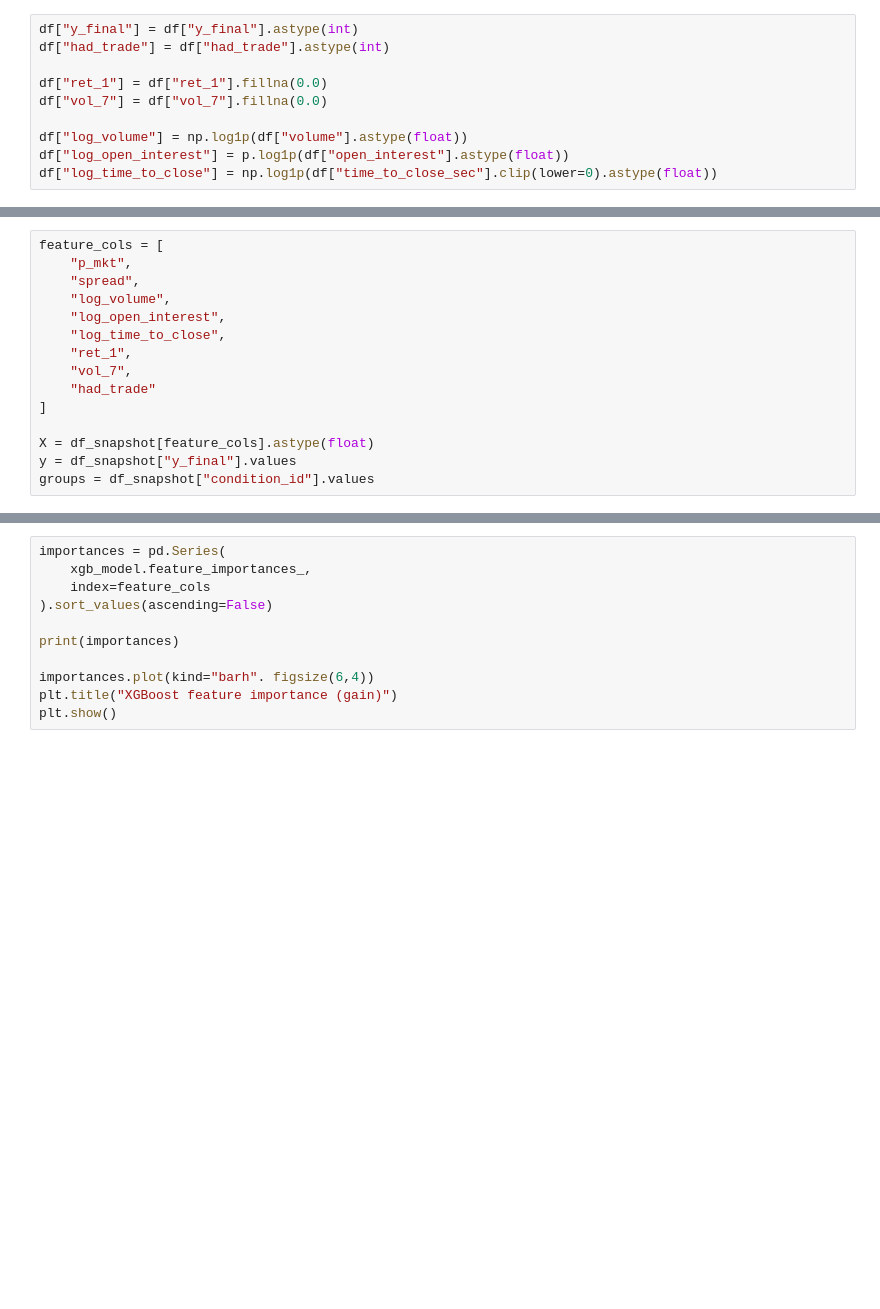
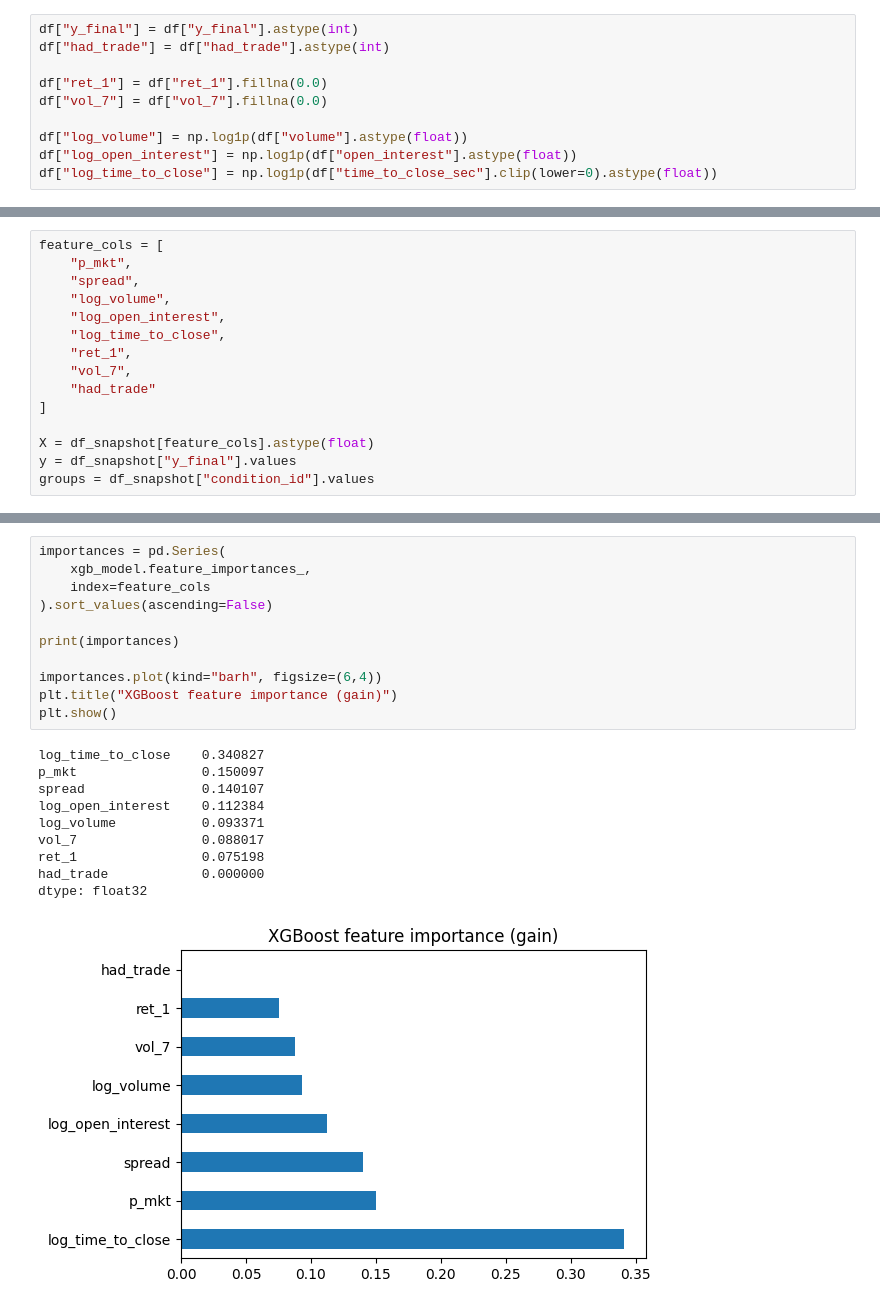
Before and after one commit to lucasnadeau/Prediction-Market-Forecaster, a Jupyter notebook: xgb_model.ipynb, the cells around one changed output, grey strips where cells are left out. Saved outputs shown, nothing was run; the diff lists cells and outputs as text; blank space fills up the shorter version.

```diff
--- a/xgb_model.ipynb
+++ b/xgb_model.ipynb
@@ -23,7 +26,7 @@ df["ret_1"] = df["ret_1"].fillna(0.0)
 df["vol_7"] = df["vol_7"].fillna(0.0)
 
 df["log_volume"] = np.log1p(df["volume"].astype(float))
-df["log_open_interest"] = p.log1p(df["open_interest"].astype(float))
+df["log_open_interest"] = np.log1p(df["open_interest"].astype(float))
 df["log_time_to_close"] = np.log1p(df["time_to_close_sec"].clip(lower=0).astype(float))
 # %%
 DAYS_BEFORE_CLOSE = 7
@@ -103,14 +147,25 @@ plt.show()
 # %%
 importances = pd.Series(
     xgb_model.feature_importances_,
     index=feature_cols
 ).sort_values(ascending=False)
 
 print(importances)
 
-importances.plot(kind="barh". figsize(6,4))
+importances.plot(kind="barh", figsize=(6,4))
 plt.title("XGBoost feature importance (gain)")
 plt.show()
+# %% [output]
+log_time_to_close    0.340827
+p_mkt                0.150097
+spread               0.140107
+log_open_interest    0.112384
+log_volume           0.093371
+vol_7                0.088017
+ret_1                0.075198
+had_trade            0.000000
+dtype: float32
+[figure, added]
 # %%
 from sklearn.calibration import calibration_curve
 
```
Also changed, not shown: parts of 8 cells of this notebook.
